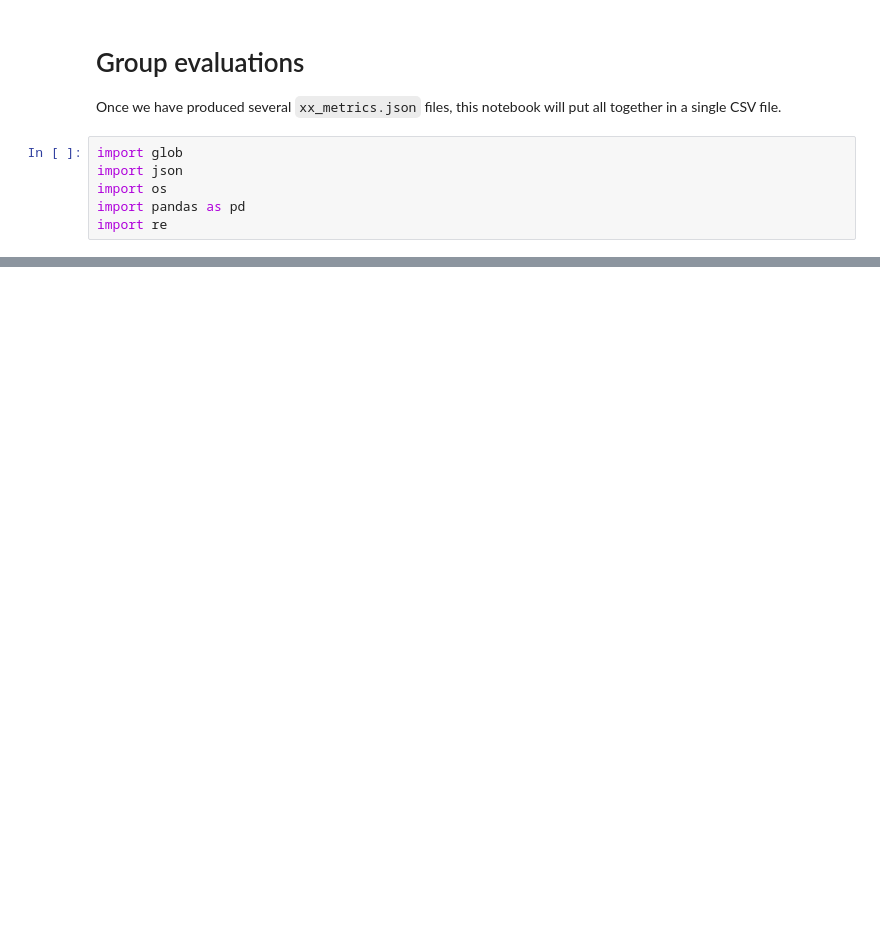
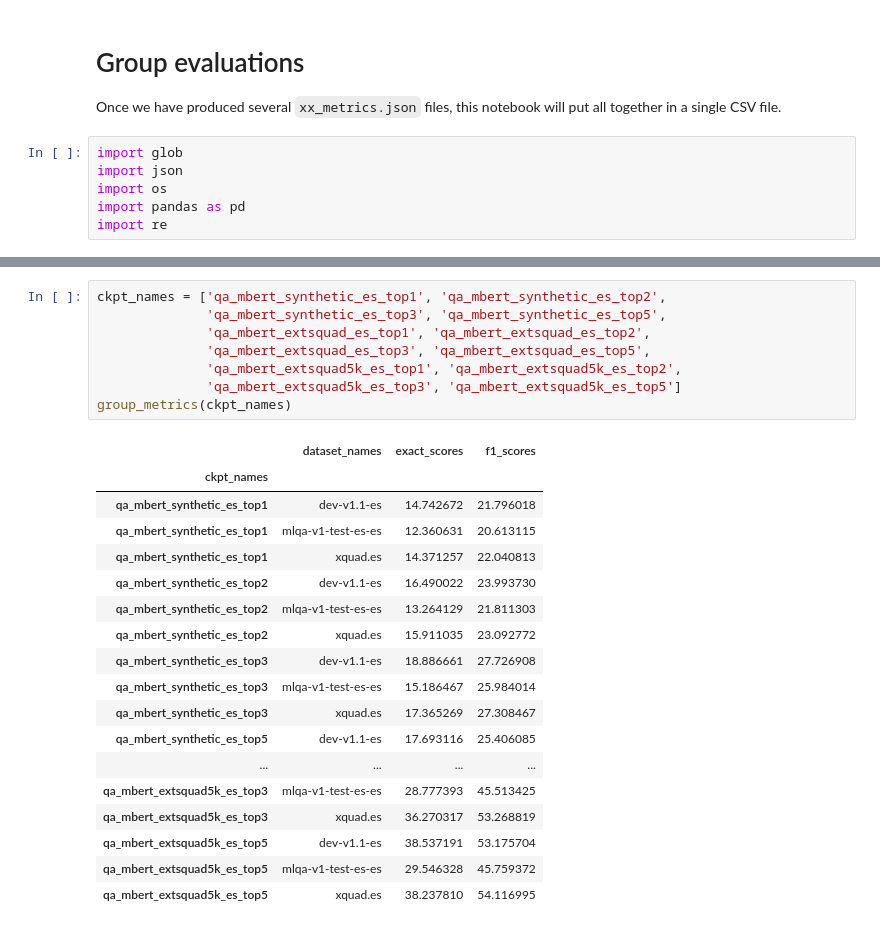
Before and after one commit to DimasDMM/synthetic-qa, a Jupyter notebook: notebooks/Group evaluations.ipynb, the cells around one changed output, grey strips where cells are left out. Saved outputs shown, nothing was run; the diff lists cells and outputs as text; blank space fills up the shorter version.

```diff
--- a/notebooks/Group evaluations.ipynb
+++ b/notebooks/Group evaluations.ipynb
@@ -72,0 +81,27 @@ group_metrics('qa_synthetic')
+# %%
+ckpt_names = ['qa_mbert_synthetic_es_top1', 'qa_mbert_synthetic_es_top2',
+              'qa_mbert_synthetic_es_top3', 'qa_mbert_synthetic_es_top5',
+              'qa_mbert_extsquad_es_top1', 'qa_mbert_extsquad_es_top2',
+              'qa_mbert_extsquad_es_top3', 'qa_mbert_extsquad_es_top5',
+              'qa_mbert_extsquad5k_es_top1', 'qa_mbert_extsquad5k_es_top2',
+              'qa_mbert_extsquad5k_es_top3', 'qa_mbert_extsquad5k_es_top5']
+group_metrics(ckpt_names)
+# %% [output]
+|  | dataset_names | exact_scores | f1_scores |
+| ckpt_names |  |  |  |
+| qa_mbert_synthetic_es_top1 | dev-v1.1-es | 14.742672 | 21.796018 |
+| qa_mbert_synthetic_es_top1 | mlqa-v1-test-es-es | 12.360631 | 20.613115 |
+| qa_mbert_synthetic_es_top1 | xquad.es | 14.371257 | 22.040813 |
+| qa_mbert_synthetic_es_top2 | dev-v1.1-es | 16.490022 | 23.993730 |
+| qa_mbert_synthetic_es_top2 | mlqa-v1-test-es-es | 13.264129 | 21.811303 |
+| qa_mbert_synthetic_es_top2 | xquad.es | 15.911035 | 23.092772 |
+| qa_mbert_synthetic_es_top3 | dev-v1.1-es | 18.886661 | 27.726908 |
+| qa_mbert_synthetic_es_top3 | mlqa-v1-test-es-es | 15.186467 | 25.984014 |
+| qa_mbert_synthetic_es_top3 | xquad.es | 17.365269 | 27.308467 |
+| qa_mbert_synthetic_es_top5 | dev-v1.1-es | 17.693116 | 25.406085 |
+| ... | ... | ... | ... |
+| qa_mbert_extsquad5k_es_top3 | mlqa-v1-test-es-es | 28.777393 | 45.513425 |
+| qa_mbert_extsquad5k_es_top3 | xquad.es | 36.270317 | 53.268819 |
+| qa_mbert_extsquad5k_es_top5 | dev-v1.1-es | 38.537191 | 53.175704 |
+| qa_mbert_extsquad5k_es_top5 | mlqa-v1-test-es-es | 29.546328 | 45.759372 |
+| qa_mbert_extsquad5k_es_top5 | xquad.es | 38.237810 | 54.116995 |
```
Also changed, not shown: parts of 17 cells of this notebook, 2 other files.
